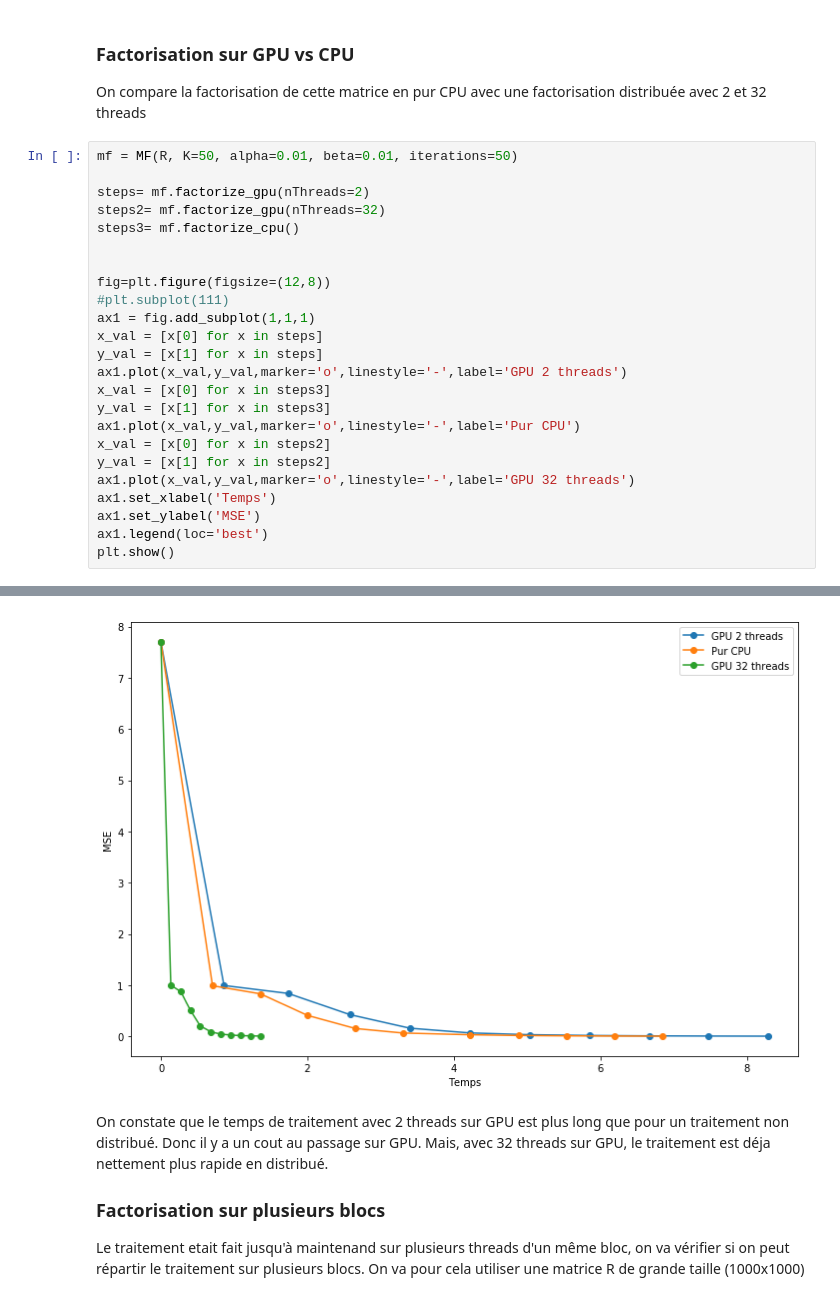
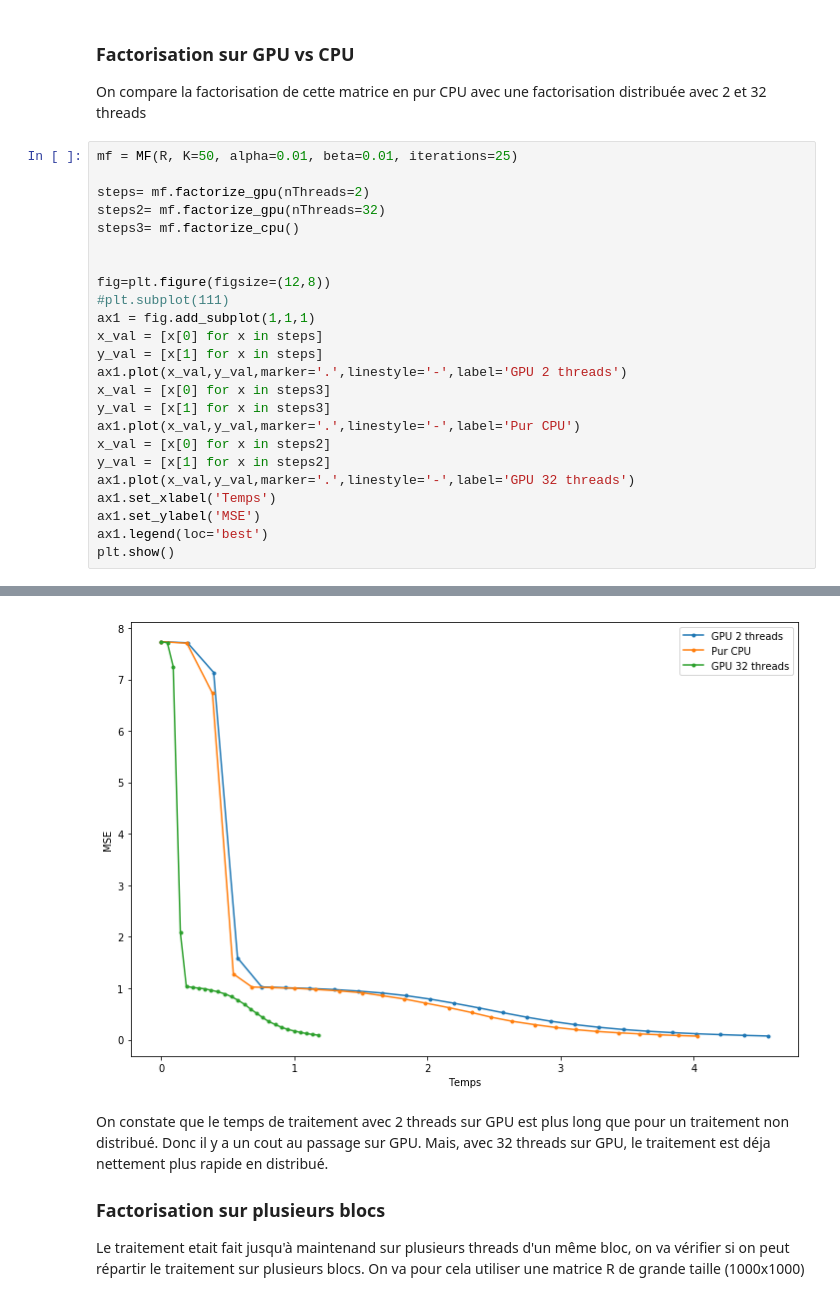
Before and after one commit to thlevy/matrix_factorization, a Jupyter notebook: Matrix_Factorization_GPU.ipynb, the cells around one changed output, grey strips where cells are left out. Cells and saved outputs as stored; diff of their text form.

```diff
--- a/Matrix_Factorization_GPU.ipynb
+++ b/Matrix_Factorization_GPU.ipynb
@@ -267,7 +274,7 @@ R = random_sparse_matrix((200, 200),0.2)
 ### Factorisation sur GPU vs CPU
 On compare la factorisation de cette matrice en pur CPU avec une factorisation distribuée avec 2 et 32 threads
 # %%
-mf = MF(R, K=50, alpha=0.01, beta=0.01, iterations=50)
+mf = MF(R, K=50, alpha=0.01, beta=0.01, iterations=25)
 
 steps= mf.factorize_gpu(nThreads=2)
 steps2= mf.factorize_gpu(nThreads=32)
@@ -279,13 +286,13 @@ fig=plt.figure(figsize=(12,8))
 ax1 = fig.add_subplot(1,1,1)
 x_val = [x[0] for x in steps]
 y_val = [x[1] for x in steps]
-ax1.plot(x_val,y_val,marker='o',linestyle='-',label='GPU 2 threads')
+ax1.plot(x_val,y_val,marker='.',linestyle='-',label='GPU 2 threads')
 x_val = [x[0] for x in steps3]
 y_val = [x[1] for x in steps3]
-ax1.plot(x_val,y_val,marker='o',linestyle='-',label='Pur CPU')
+ax1.plot(x_val,y_val,marker='.',linestyle='-',label='Pur CPU')
 x_val = [x[0] for x in steps2]
 y_val = [x[1] for x in steps2]
-ax1.plot(x_val,y_val,marker='o',linestyle='-',label='GPU 32 threads')
+ax1.plot(x_val,y_val,marker='.',linestyle='-',label='GPU 32 threads')
 ax1.set_xlabel('Temps')
 ax1.set_ylabel('MSE')
 ax1.legend(loc='best')
@@ -311,4 +319,4 @@ Iteration: 50;elapsed = 6.85 ; error = 0.0044
-[figure, old version]
+[figure, new version]
 # %% [markdown]
 On constate que le temps de traitement avec 2 threads sur GPU est plus long que pour un traitement non distribué.
 Donc il y a un cout au passage sur GPU.
```
Also changed, not shown: parts of 4 cells of this notebook.
